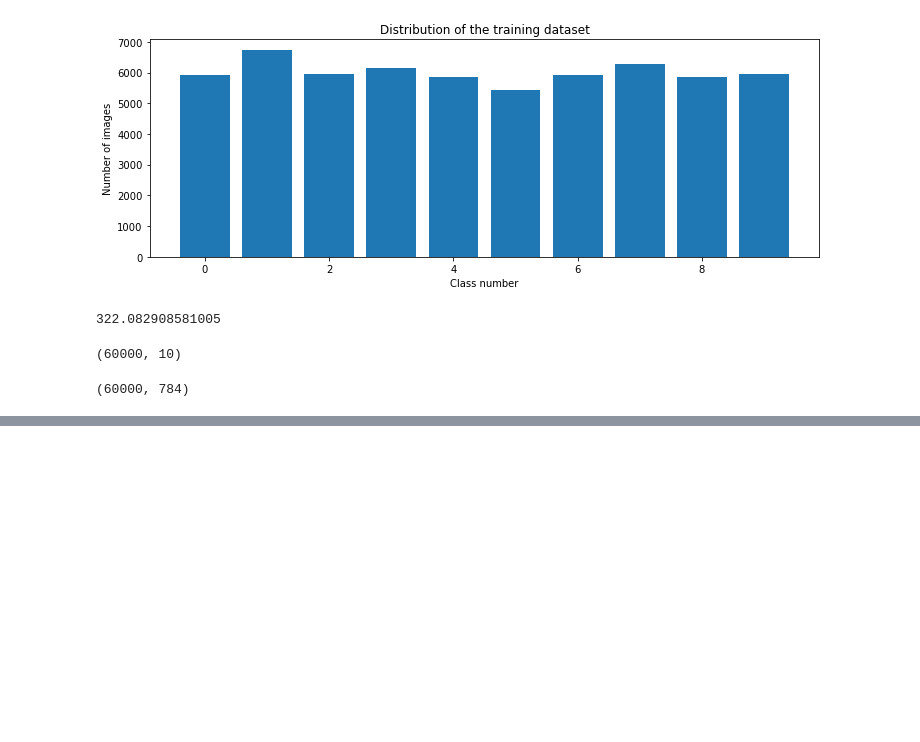
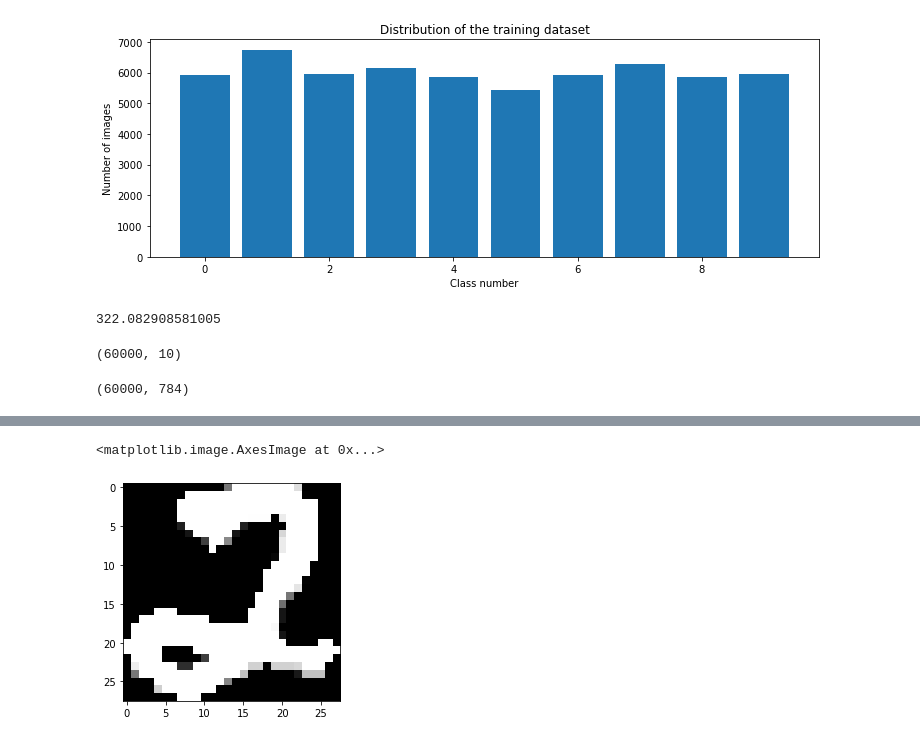
Before and after one commit to AhmedSheded/self-driving-car, a Jupyter notebook: sections/mnist.ipynb, the cells around one changed output, grey strips where cells are left out. Saved outputs shown, nothing was run; the diff lists cells and outputs as text; code cells hidden in the pictures; blank space fills up the shorter version.

```diff
--- a/sections/mnist.ipynb
+++ b/sections/mnist.ipynb
@@ -154,0 +167,14 @@ accuracy 0.9284999966621399
+# %%
+import cv2
+def prepare(img):
+    img_array = np.asanyarray(img)
+    resized = cv2.resize(img_array, (28, 28))
+    gray_scale = cv2.cvtColor(resized, cv2.COLOR_BGR2GRAY)
+    final = cv2.bitwise_not(gray_scale)
+    return final
+# %%
+gray_img = prepare(img)
+plt.imshow(gray_img, cmap=plt.get_cmap('gray'))
+# %% [output]
+<matplotlib.image.AxesImage at 0x...>
+[figure, added]
```
Also changed, not shown: parts of 11 cells of this notebook.
